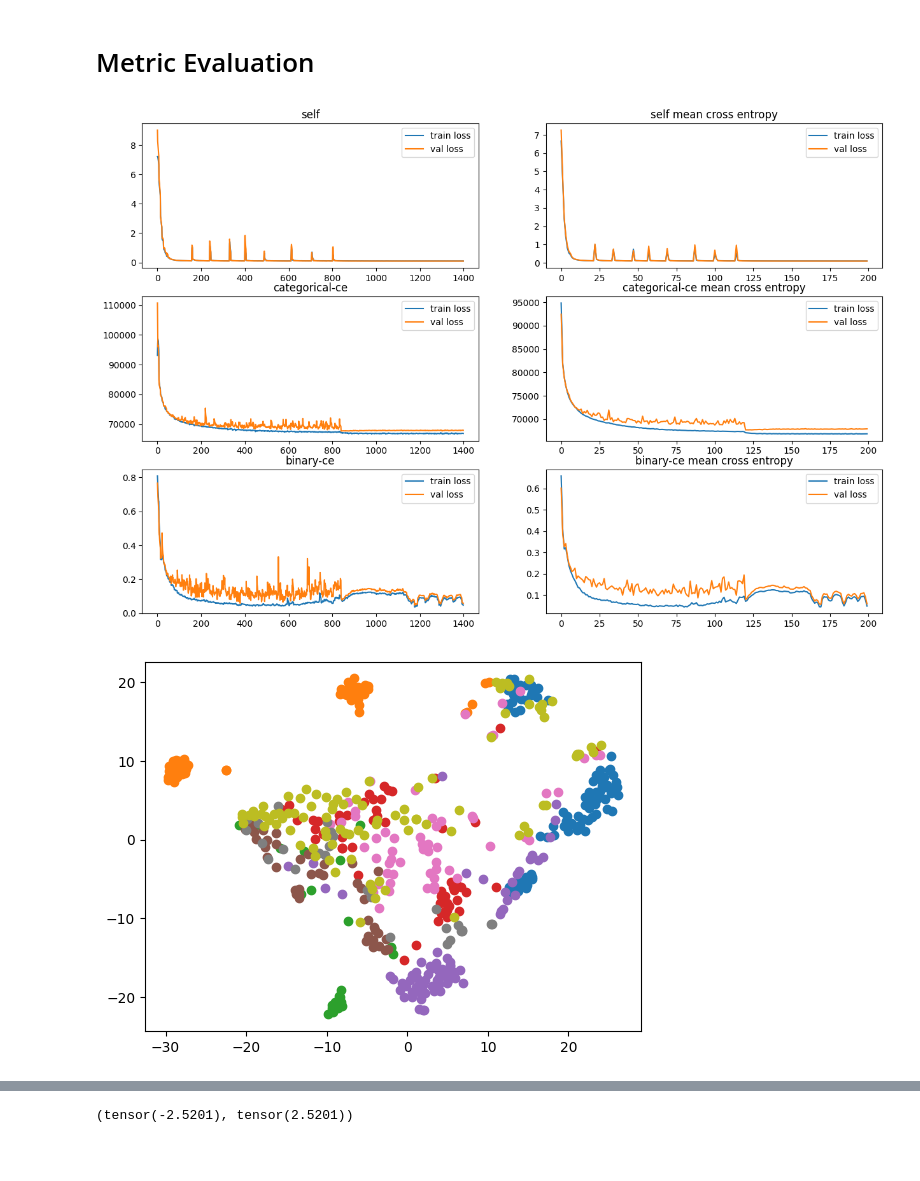
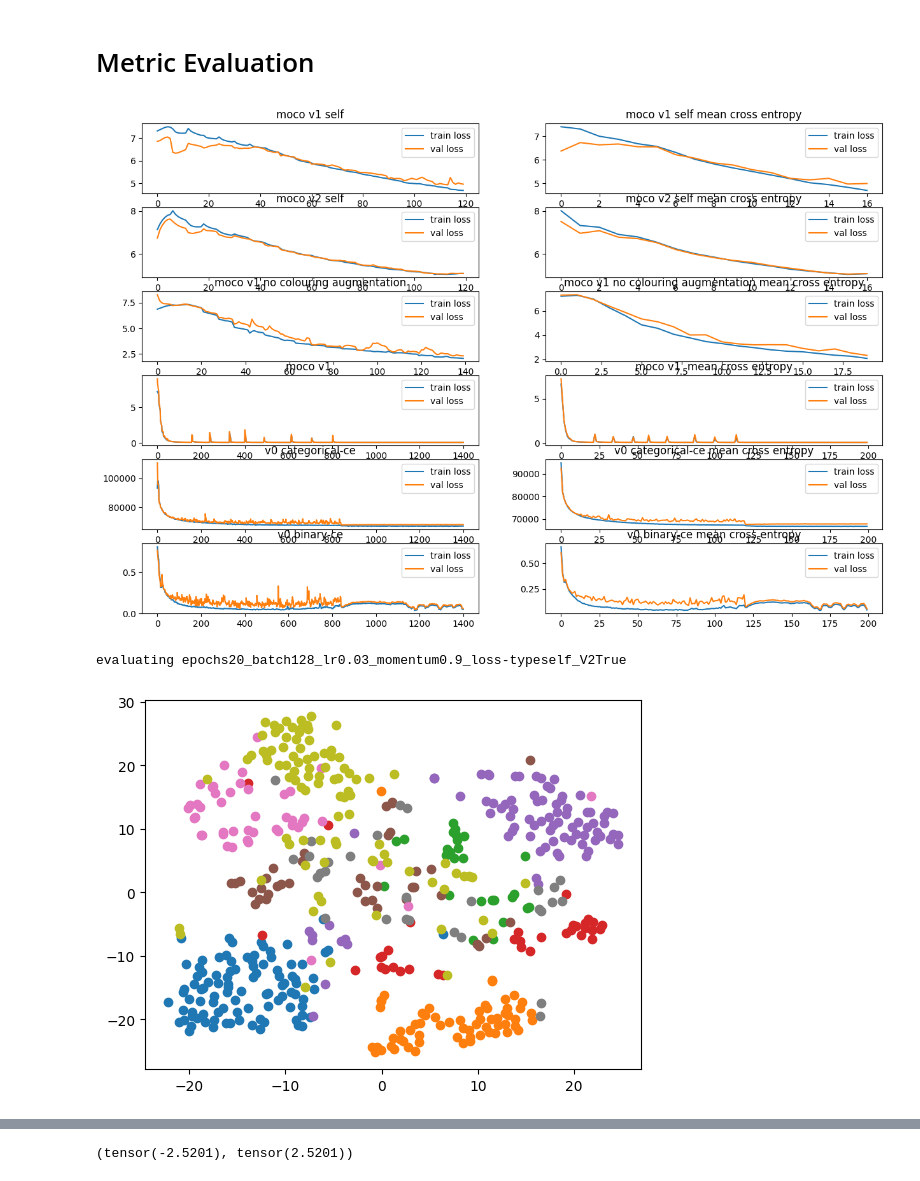
Before and after one commit to xu-shitong/Contrastive-Medical-Image-Classification, a Jupyter notebook: moco/moco.ipynb, the cells around one changed output, grey strips where cells are left out. Cells and saved outputs as stored; diff of their text form; code cells hidden in the pictures; blank space fills up the shorter version.

Commit message:
rename moco trial names, update correct swav ipynb file

```diff
--- a/moco/moco.ipynb
+++ b/moco/moco.ipynb
@@ -537,7 +537,7 @@ import matplotlib.pyplot as plt
 import torch
 from sklearn.manifold import TSNE
 # %%
-def extract_float(file_name, start=""):
+def extract_float(file_name, start="Epoch"):
   def isfloat(word):
     try:
       float(word)
@@ -550,12 +550,16 @@ def extract_float(file_name, start=""):
 
 # general propose plot
 file_names = [
-  "./epochs200_batch128_lr0.03_momentum0.9_multi-pos0.txt",
-  "./epochs200_batch128_lr0.03_momentum0.9_multi-pos1.txt",
-  "./epochs200_batch128_lr0.03_momentum0.9_loss-typebinary-ce.txt"
+  "./epochs20_batch128_lr0.03_momentum0.9_loss-typeself_V2False.txt",
+  "./epochs20_batch128_lr0.03_momentum0.9_loss-typeself_V2True.txt",
+  "./epochs20_batch128_lr0.03_momentum0.9_loss-typeself_no-colouring.txt",
+  "./epochs200_batch128_lr0.03_momentum0.9_multi-typeself.txt",
+  "./epochs200_batch128_lr0.03_momentum0.9_multi-typecate-ce.txt",
+  "./epochs200_batch128_lr0.03_momentum0.9_loss-typebinary-ce.txt",
+
 ]
 fig, axarr = plt.subplots(len(file_names), 2, figsize=(15, 10))
-names = ["self", "categorical-ce", "binary-ce"] # titles for each row of image, substitute of file name
+names = ["moco v1 self", "moco v2 self", "moco v1 no colouring augmentation", "moco v1 ", "v0 categorical-ce", "v0 binary-ce"] # titles for each row of image, substitute of file name
 for i, file_name in enumerate(file_names):
   losses = extract_float(file_name) # shape [iteration_number * print num per iteration, 8], only loss at index [5, 7] are useful for plot
   train_index = {} # additional plot other than losses
@@ -580,14 +584,15 @@ for i, file_name in enumerate(file_names):
   axarr[i, -1].set_title(names[i] + " mean cross entropy")
   axarr[i, -1].legend(loc="upper right")
 # %% [output]
-[figure, old version]
+[figure, new version]
 # %%
 test_data = medmnist.PathMNIST("test", download=False, root=args.data,
                                   #  transform=loader.TwoCropsTransform(transforms.Compose(augmentation)))
                                  transform=transforms.Compose([
                                   transforms.RandomResizedCrop(224, scale=(0.2, 1.)),
                                   transforms.ToTensor(),
-                                  normalize]))
+                                  transforms.Normalize(mean=[0.485, 0.456, 0.406], std=[0.229, 0.224, 0.225])
+                                ]))
 
 test_loader = torch.utils.data.DataLoader(
     test_data, batch_size=512, shuffle=True, drop_last=True)
@@ -608,6 +604,15 @@ z_embedded = TSNE(n_components=2, learning_rate='auto', init='random', perplexit
 # %%
+eval_name = "epochs20_batch128_lr0.03_momentum0.9_loss-typeself_V2True"
+model = torch.load(ROOT + f"/moco/{eval_name}.pickle", map_location=torch.device('cpu') )
+model.eval()
+with torch.no_grad():
+  embedding, _ = model(x, x, train=False)
+z_embedded = TSNE(n_components=2, learning_rate='auto', init='random', perplexity=30).fit_transform(embedding)
+
 cs = ['#1f77b4', '#ff7f0e', '#2ca02c', '#d62728', '#9467bd', '#8c564b', '#e377c2', '#7f7f7f', '#bcbd22', '#17becf']
+print(f"evaluating f{eval_name}")
 for i in range(0, y.max()+1):
   plt.scatter(z_embedded[(y == i).squeeze(), 0], z_embedded[(y == i).squeeze(), 1], c=cs[i])
 # %% [output]
+evaluating epochs20_batch128_lr0.03_momentum0.9_loss-typeself_V2True
-[figure, old version]
+[figure, new version]
```
Also changed, not shown: parts of 5 cells of this notebook, 6 other files.
